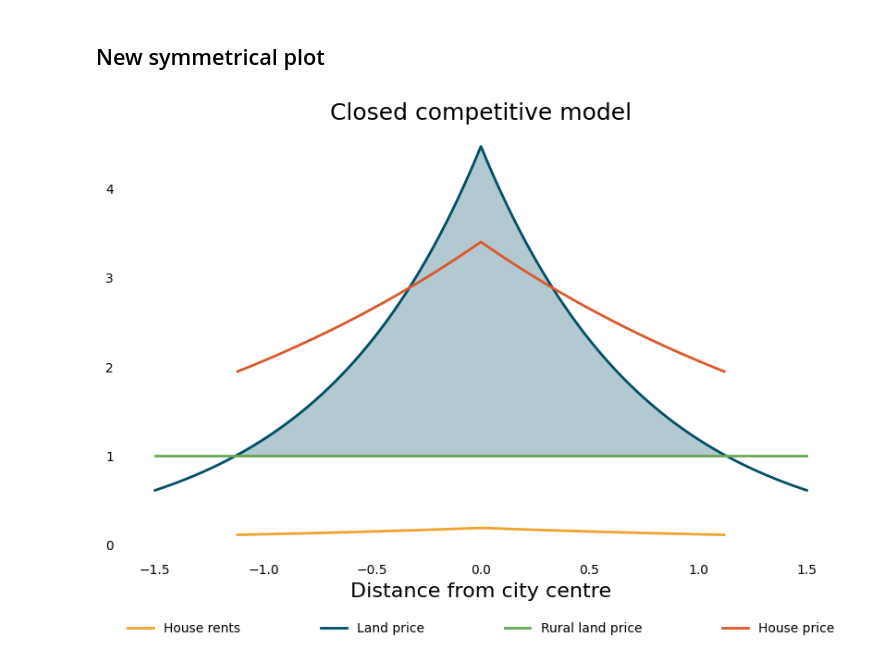
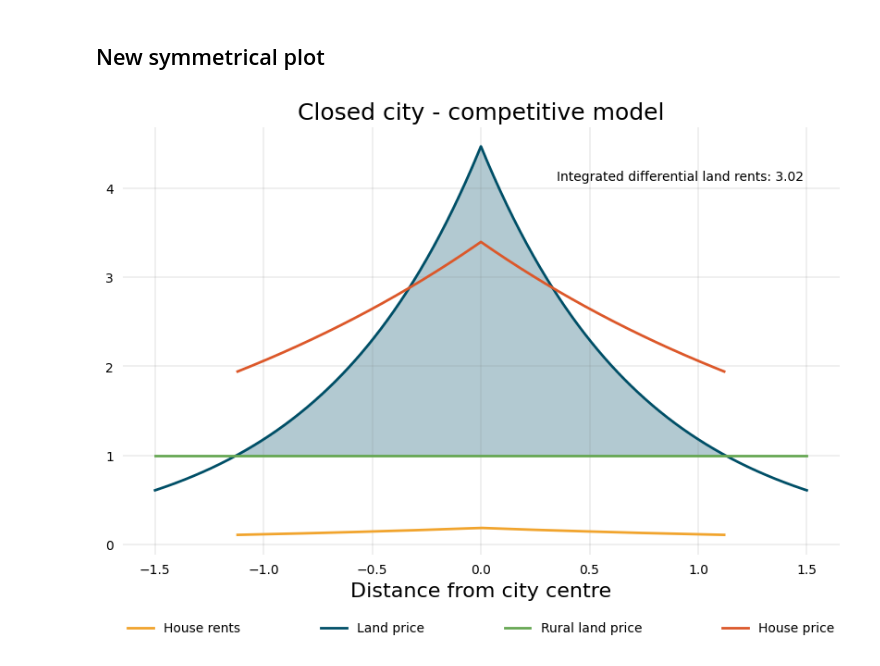
Before and after one commit to Treasury-Analytics-and-Insights/urban_land_markets, a Jupyter notebook: notebooks/closed_competitive_log_U.ipynb, the cells around one changed output. Cells and saved outputs as stored; diff of their text form; code cells hidden in the pictures.

Commit message:
Some tweaks to the plot

```diff
--- a/notebooks/closed_competitive_log_U.ipynb
+++ b/notebooks/closed_competitive_log_U.ipynb
@@ -161,34 +161,45 @@ symmetric.columns = ['Land price', 'House price', 'Rural land price', 'House ren
 # plot the houe rents in gold, land price in blue, the rural land price in green and the house price in orange
 # shade the area between the house price and the rural land price in blue with 30% transparency
 
 # define colours
 
 GOLD = np.array((241, 164, 45))/255
 BLUE = np.array((0, 79, 103))/255
 GREEN = np.array((103, 168, 84))/255
 ORANGE = np.array((220,88,42))/255
 
 LINEWIDTH = 2
 
-plt.figure(figsize=(10, 6))
+fig = plt.figure(figsize=(10, 6))
 plt.plot(symmetric['House rents'].loc[abs(symmetric.index) <= d_], label = 'House rents', color=GOLD, linewidth=LINEWIDTH)
 plt.plot(symmetric['Land price'], label = 'Land price', color=BLUE, linewidth=LINEWIDTH)
 plt.plot(symmetric['Rural land price'], label = 'Rural land price', color=GREEN, linewidth=LINEWIDTH)
 plt.plot(symmetric['House price'].loc[abs(symmetric.index) <= d_], label = 'House price', color=ORANGE, linewidth=LINEWIDTH)
 # put the legend outside the plot, horizontally at the bottom
 plt.legend(bbox_to_anchor=(0., -0.2, 1., .102), loc='lower left',
               ncol=4, mode="expand", borderaxespad=0., frameon=False)
 # shade the area between the house price and the rural land price in blue with 30% transparency
 plt.fill_between(symmetric.index[abs(symmetric.index) <= d_], symmetric['Land price'].loc[abs(symmetric.index) <= d_],
                     symmetric['Rural land price'].loc[abs(symmetric.index) <= d_], color=BLUE, alpha=0.3)
+
+# annotate the plot with the integrated differential land rents near the top right corner
+plt.annotate('Integrated differential land rents: {:.2f}'.format(diff_land_rents),
+    xy=(0.95, 0.9), xycoords='axes fraction', fontsize=10,
+    horizontalalignment='right', verticalalignment='top')
+
 # format plot in the tufte style using matplotlib
 for spine in plt.gca().spines.values():
     spine.set_visible(False)
 
 # make tick marks invisible
 plt.tick_params(axis='both', which='both', bottom=False, top=False, labelbottom=True, left=False, right=False, labelleft=True)
+
+#draw very faint grid lines
+
+plt.grid(color='grey', linestyle='-', linewidth=0.25, alpha=0.7)
+
 plt.gca().set_xlabel('Distance from city centre', fontsize=16)
-plt.gca().set_title('Closed competitive model', fontsize=18)
-plt.show()
+plt.gca().set_title('Closed city - competitive model', fontsize=18)
+fig.show()
 # %% [output]
-[figure, old version]
+[figure, new version]
```
Also changed, not shown: parts of 1 cell of this notebook.
